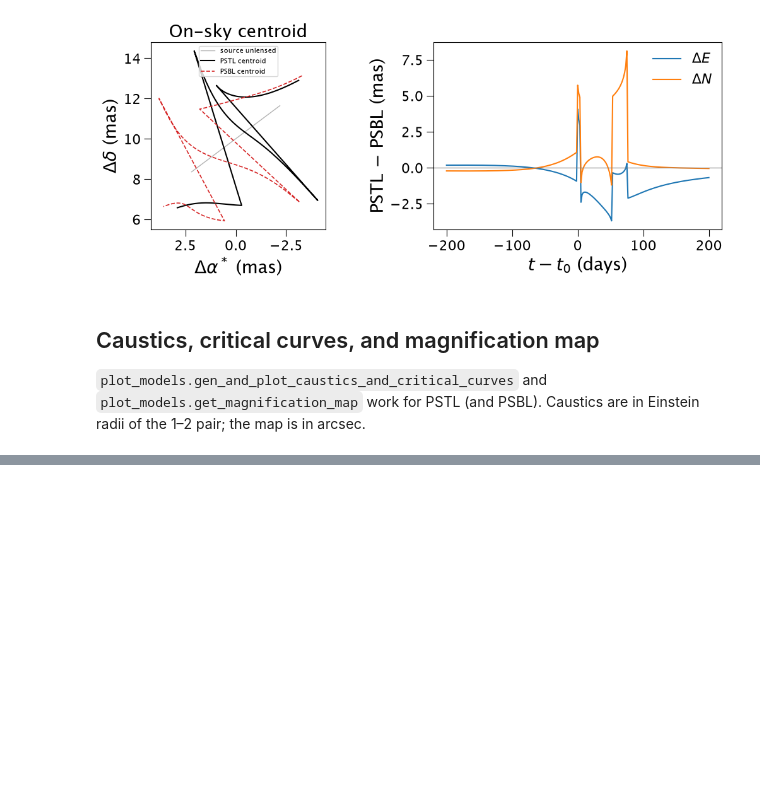
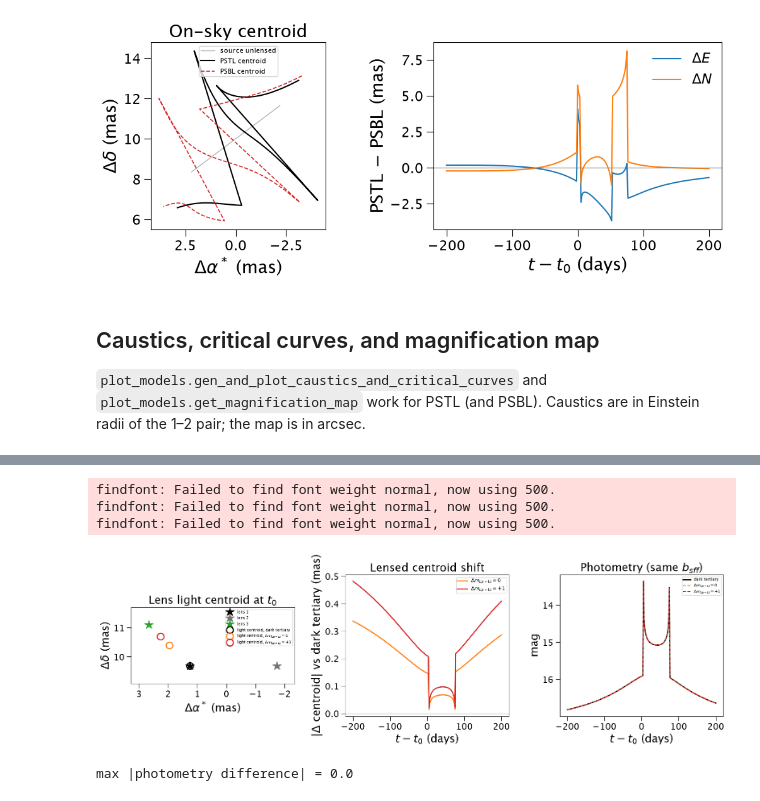
Before and after one commit to MovingUniverseLab/BAGLE_Microlensing, a Jupyter notebook: docs/notebooks/example_PSTL.ipynb, the cells around one changed output, grey strips where cells are left out. Cells and saved outputs as stored; diff of their text form; code cells hidden in the pictures; blank space fills up the shorter version.

```diff
--- a/docs/notebooks/example_PSTL.ipynb
+++ b/docs/notebooks/example_PSTL.ipynb
@@ -227,0 +331,69 @@ findfont: Failed to find font weight normal, now using 500.
+# %%
+t_lum = np.linspace(57000.0 - 200.0, 57000.0 + 200.0, 241)
+colors = {-20.0: 'k', 0.0: 'C1', 1.0: 'C3'}
+labels = {-20.0: 'dark tertiary', 0.0: r'$\Delta m_{Lp-Lt}=0$',
+          1.0: r'$\Delta m_{Lp-Lt}=+1$'}
+
+fig, axes = plt.subplots(1, 3, figsize=(16, 5))
+
+# (a) Lenses at t0 and the unlensed lens-light centroid (mas).
+ax = axes[0]
+t0_arr = np.array([57000.0])
+ref = lum[-20.0]
+rL = np.asarray(ref.get_resolved_lens_astrometry(t0_arr))[0] * 1e3
+for i, c in enumerate(['k', '0.45', 'C2']):
+    ax.plot(rL[i, 0], rL[i, 1], '*', color=c, ms=16, label=f'lens {i + 1}')
+for d, m in lum.items():
+    xc = np.asarray(m.get_lens_astrometry(t0_arr))[0] * 1e3
+    ax.plot(xc[0], xc[1], 'o', mfc='none', mec=colors[d], ms=12, mew=2,
+            label=f'light centroid, {labels[d]}')
+
+# Pad the equal-aspect box so every lens is inside it.
+pad = 0.6
+ax.set_xlim(rL[:, 0].max() + pad, rL[:, 0].min() - pad)
+ax.set_ylim(rL[:, 1].min() - pad, rL[:, 1].max() + pad)
+ax.set_aspect('equal')
+ax.set_xlabel(r'$\Delta\alpha^*$ (mas)')
+ax.set_ylabel(r'$\Delta\delta$ (mas)')
+ax.legend(fontsize=7, loc='upper right')
+ax.set_title('Lens light centroid at $t_0$')
+
+# (b) Lensed centroid shift relative to the dark-tertiary case.
+# Lens 3 is 45 deg East of North of lens 1, so East = North here.
+ax = axes[1]
+pos_dark = np.asarray(lum[-20.0].get_astrometry(t_lum)) * 1e3
+for d in (0.0, 1.0):
+    dpos = np.asarray(lum[d].get_astrometry(t_lum)) * 1e3 - pos_dark
+    ax.plot(t_lum - 57000.0, np.hypot(dpos[:, 0], dpos[:, 1]), '-',
+            color=colors[d], lw=2, label=labels[d])
+ax.axhline(0.0, color='0.6', lw=0.8)
+ax.set_xlabel(r'$t - t_0$ (days)')
+ax.set_ylabel(r'$|\Delta$ centroid$|$ vs dark tertiary (mas)')
+ax.legend(fontsize=9)
+ax.set_title('Lensed centroid shift')
+
+# (c) Photometry is independent of how the lens light is split.
+ax = axes[2]
+mag_dark = np.asarray(lum[-20.0].get_photometry(t_lum))
+ax.plot(t_lum - 57000.0, mag_dark, 'k-', lw=2, label=labels[-20.0])
+for d in (0.0, 1.0):
+    ax.plot(t_lum - 57000.0, np.asarray(lum[d].get_photometry(t_lum)),
+            '--', color=colors[d], label=labels[d])
+ax.invert_yaxis()
+ax.set_xlabel(r'$t - t_0$ (days)')
+ax.set_ylabel('mag')
+ax.legend(fontsize=7)
+ax.set_title(r'Photometry (same $b_{sff}$)')
+
+fig.tight_layout()
+plt.show()
+
+max_dmag = max(np.nanmax(np.abs(np.asarray(lum[d].get_photometry(t_lum))
+                                - mag_dark)) for d in (0.0, 1.0))
+print('max |photometry difference| =', max_dmag)
+# %% [output]
+findfont: Failed to find font weight normal, now using 500.
+findfont: Failed to find font weight normal, now using 500.
+findfont: Failed to find font weight normal, now using 500.
+[figure, added]
+max |photometry difference| = 0.0
```
Also changed, not shown: parts of 5 cells of this notebook, 1 other file.
